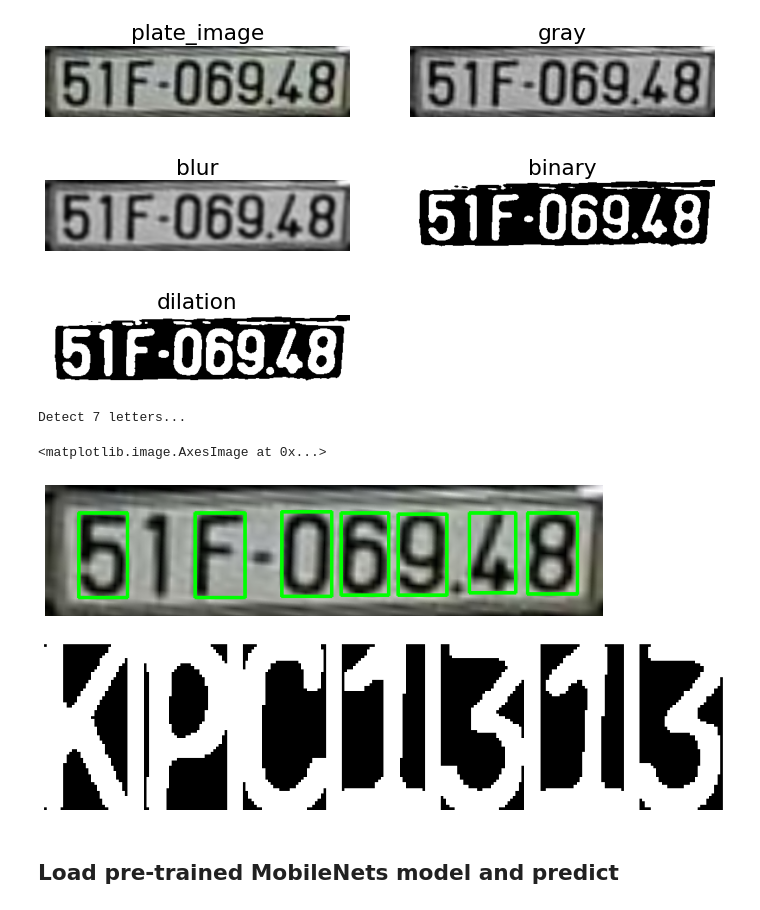
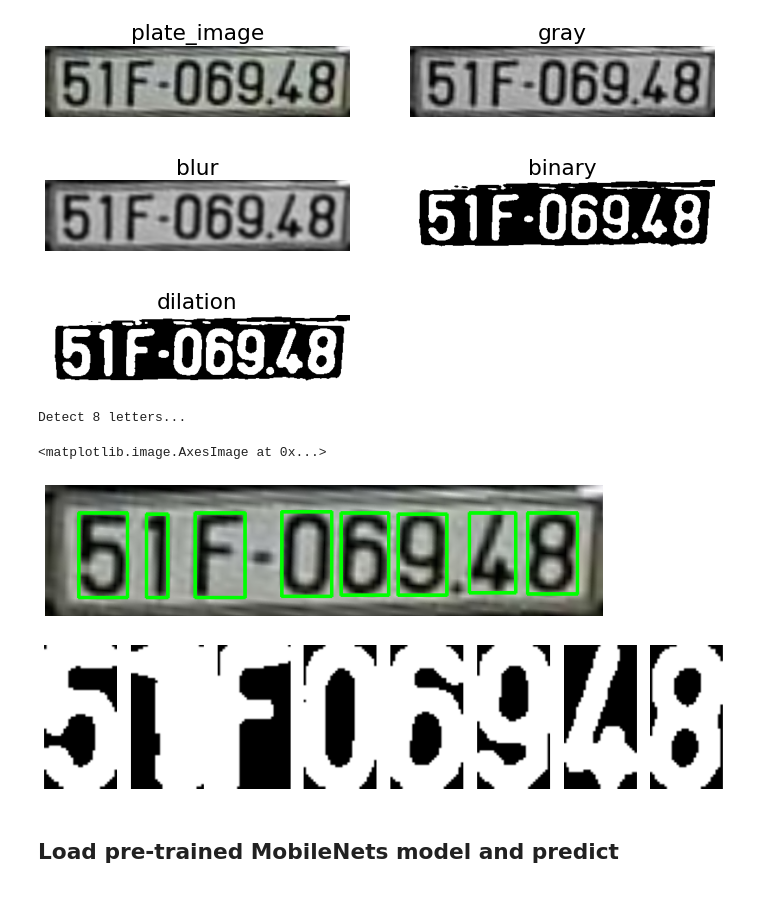
Before and after one commit to phan-le-phu/Plate_detect_and_recognize, a Jupyter notebook: [Part 3]End-to-end.ipynb, the cells around one changed output. Drawn from its saved outputs; the diff is of its cells as text; code cells hidden in the pictures.

```diff
--- a/[Part 3]End-to-end.ipynb
+++ b/[Part 3]End-to-end.ipynb
@@ -124,7 +124,7 @@ def sort_contours(cnts,reverse = False):
     i = 0
     boundingBoxes = [cv2.boundingRect(c) for c in cnts]
     (cnts, boundingBoxes) = zip(*sorted(zip(cnts, boundingBoxes),
-                                        key=lambda b: b[1][i], reverse=reverse))
+                                        key=lambda b: (b[1][1] // 10, b[1][0]), reverse=reverse))
     return cnts
 
 cont, _  = cv2.findContours(binary, cv2.RETR_EXTERNAL, cv2.CHAIN_APPROX_SIMPLE)
@@ -132,35 +132,35 @@ cont, _  = cv2.findContours(binary, cv2.RETR_EXTERNAL, cv2.CHAIN_APPROX_SIMPLE)
 # creat a copy version "test_roi" of plat_image to draw bounding box
 test_roi = plate_image.copy()
 
 # Initialize a list which will be used to append charater image
 crop_characters = []
 
 # define standard width and height of character
 digit_w, digit_h = 30, 60
 
 for c in sort_contours(cont):
     (x, y, w, h) = cv2.boundingRect(c)
     ratio = h/w
     if 1<=ratio<=10: # Only select contour with defined ratio
         if h/plate_image.shape[0]>=0.2: # Select contour which has the height larger than 50% of the plate
             # Draw bounding box arroung digit number
             cv2.rectangle(test_roi, (x, y), (x + w, y + h), (0, 255,0), 2)
 
             # Sperate number and gibe prediction
             curr_num = thre_mor[y:y+h,x:x+w]
             curr_num = cv2.resize(curr_num, dsize=(digit_w, digit_h))
             _, curr_num = cv2.threshold(curr_num, 220, 255, cv2.THRESH_BINARY + cv2.THRESH_OTSU)
             crop_characters.append(curr_num)
 
 print("Detect {} letters...".format(len(crop_characters)))
 fig = plt.figure(figsize=(10,6))
 plt.axis(False)
 plt.imshow(test_roi)
 #plt.savefig('grab_digit_contour.png',dpi=300)
 # %% [output]
-Detect 7 letters...
+Detect 8 letters...
 <matplotlib.image.AxesImage at 0x...>
-[figure, old version]
+[figure, new version]
 # %%
 fig = plt.figure(figsize=(14,4))
 grid = gridspec.GridSpec(ncols=len(crop_characters),nrows=1,figure=fig)
@@ -171,7 +171,7 @@ for i in range(len(crop_characters)):
     plt.imshow(crop_characters[i],cmap="gray")
 #plt.savefig("segmented_leter.png",dpi=300)
 # %% [output]
-[figure, old version]
+[figure, new version]
 # %% [markdown]
 ## Load pre-trained MobileNets model and predict
 # %%
```
Also changed, not shown: parts of 1 cell of this notebook.
